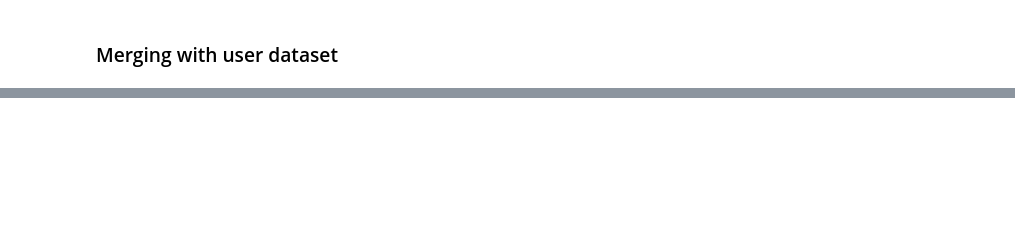
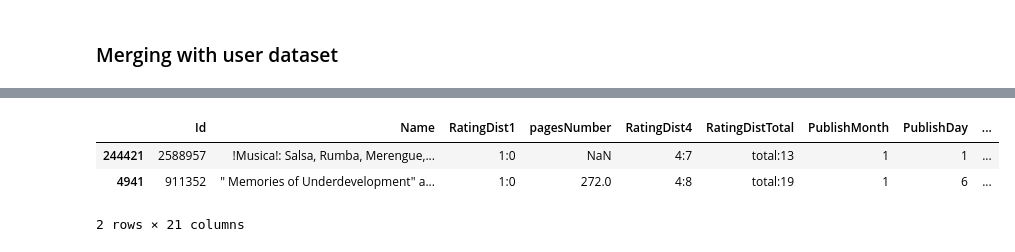
Before and after one commit to omkar-shetty/book_recommender, a Jupyter notebook: notebooks/data_prep.ipynb, the cells around one changed output, grey strips where cells are left out. Cells and saved outputs as stored; diff of their text form; code cells hidden in the pictures; blank space fills up the shorter version.

```diff
--- a/notebooks/data_prep.ipynb
+++ b/notebooks/data_prep.ipynb
@@ -122,4 +137,0 @@ book_rating_df_unique.loc[book_rating_df_unique['Name']=='Wuthering Heights']
-# %%
-# Rename id column
-book_rating_df.rename(columns={'Id':'book_id'}, inplace=True)
-print('Unique count of books is ' + str(book_rating_df['book_id'].nunique()))
@@ -129,0 +163,7 @@ Unique count of books is 43371
+# %%
+book_rating_df.head(2)
+# %% [output]
+|  | Id | Name | RatingDist1 | pagesNumber | RatingDist4 | RatingDistTotal | PublishMonth | PublishDay | ... |
+| 244421 | 2588957 | !Musica!: Salsa, Rumba, Merengue,... | 1:0 | NaN | 4:7 | total:13 | 1 | 1 | ... |
+| 4941 | 911352 | " Memories of Underdevelopment" a... | 1:0 | 272.0 | 4:8 | total:19 | 1 | 6 | ... |
+2 rows × 21 columns
```
Also changed, not shown: parts of 28 cells of this notebook, 3 other files.
